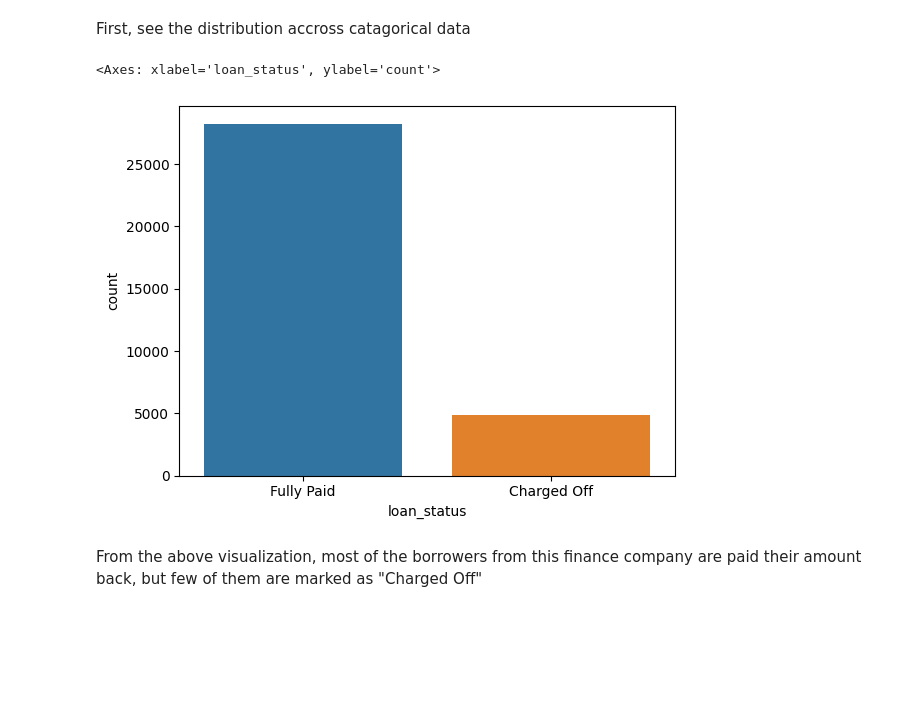
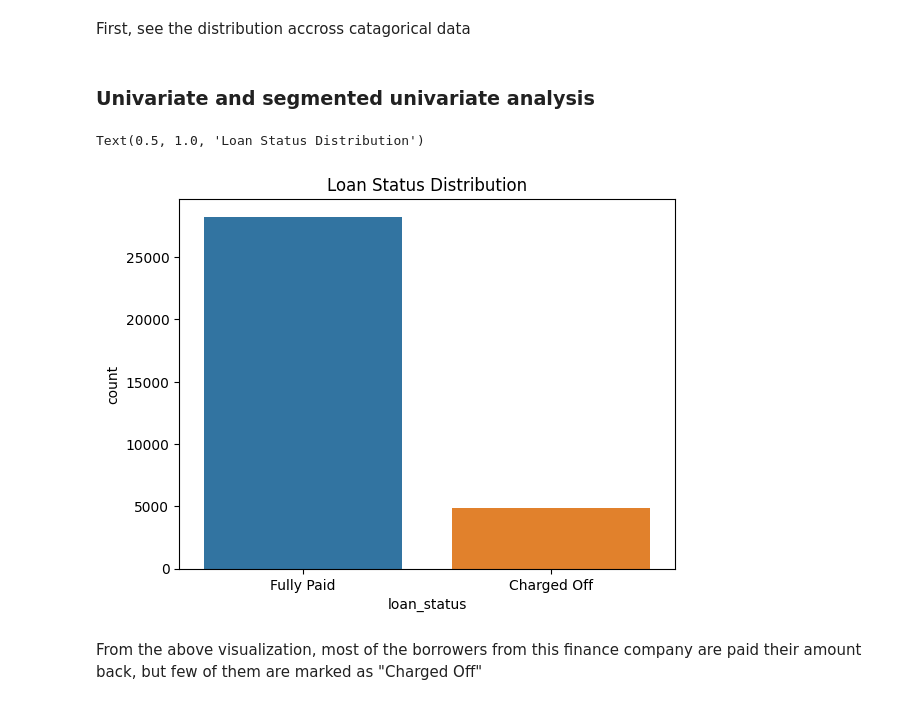
Before and after one commit to ShivakumarRavi/Lending_club_case_study, a Jupyter notebook: lending_club_case_study.ipynb, the cells around one changed output. Drawn from its saved outputs; the diff is of its cells as text; code cells hidden in the pictures; blank space fills up the shorter version.

```diff
--- a/lending_club_case_study.ipynb
+++ b/lending_club_case_study.ipynb
@@ -349,10 +408,13 @@ data = data[data['loan_status'] != 'Current']
 Now, we are ready to get more insight into the data via some visualization. by this way, we can predict "defaulters" in quick way.
 # %% [markdown]
 First, see the distribution accross catagorical data
+# %% [markdown]
+### **Univariate and segmented univariate analysis**
 # %%
 sns.countplot(data=data, x="loan_status")
+plt.title("Loan Status Distribution")
 # %% [output]
-<Axes: xlabel='loan_status', ylabel='count'>
+Text(0.5, 1.0, 'Loan Status Distribution')
-[figure, old version]
+[figure, new version]
 # %% [markdown]
 From the above visualization, most of the borrowers from this finance company are paid their amount back, but few of them are marked as "Charged Off"
```
Also changed, not shown: parts of 75 cells of this notebook.
